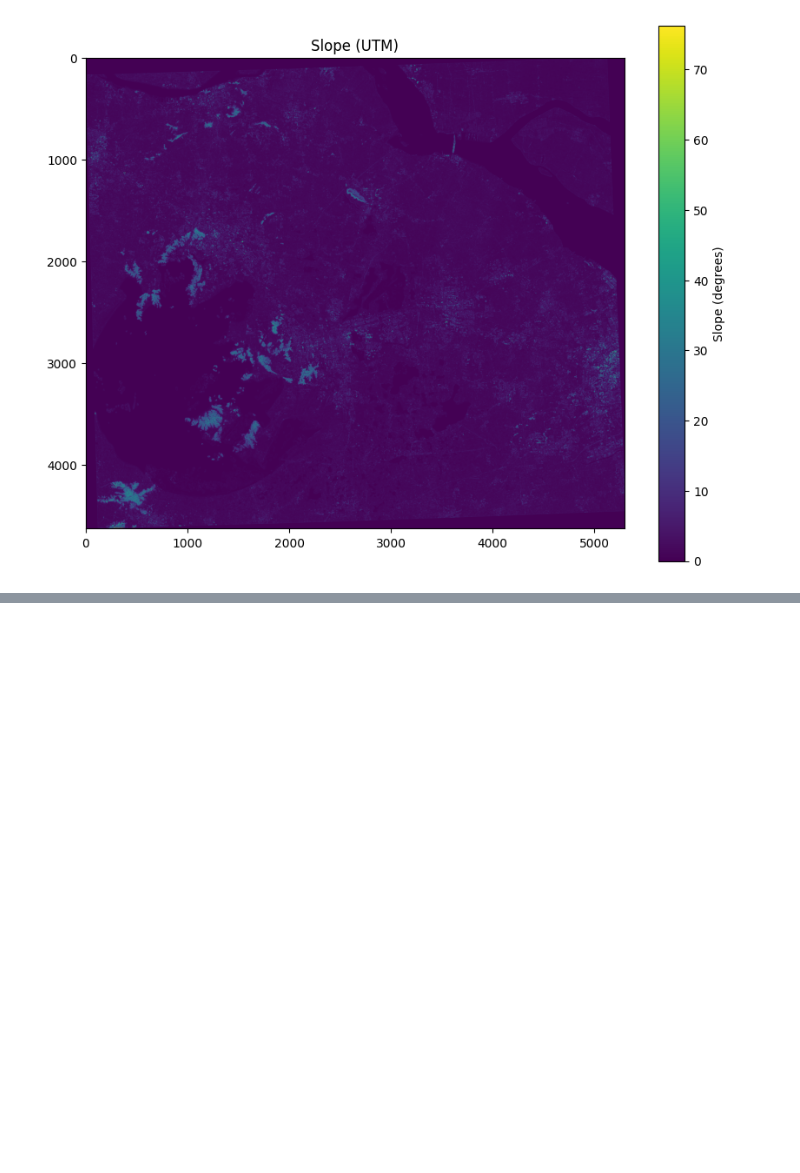
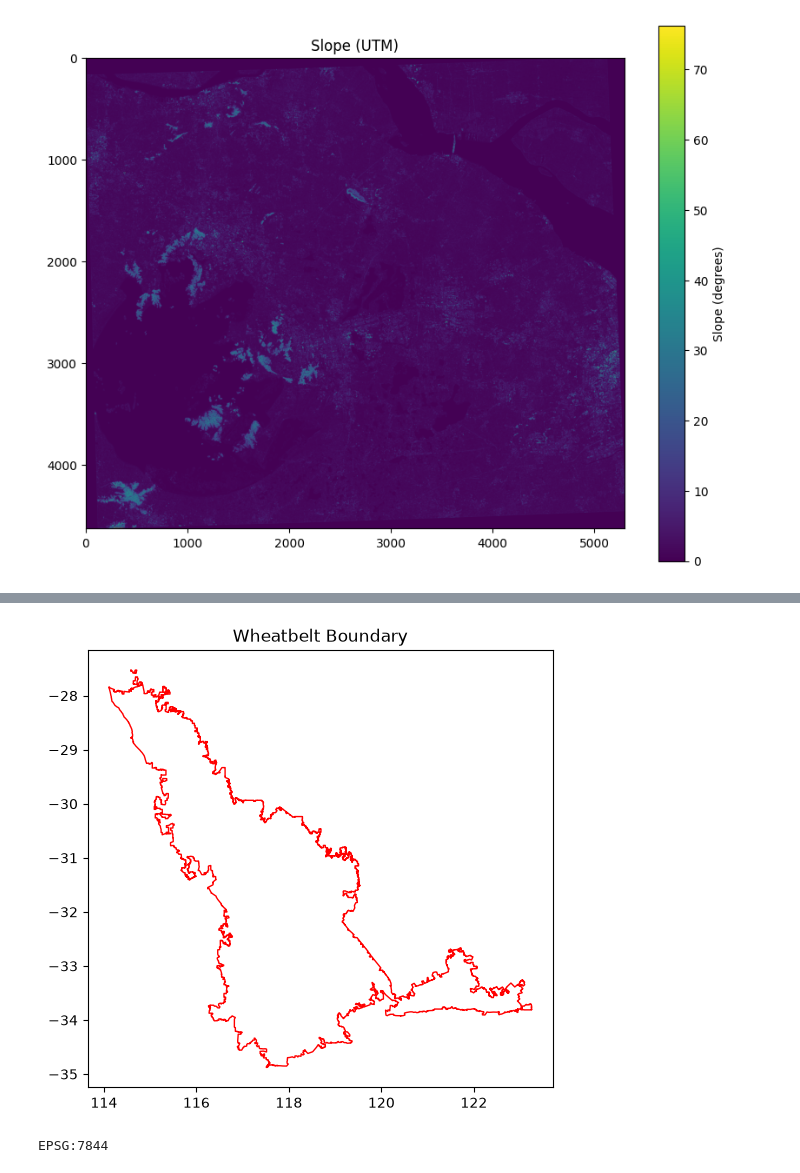
Before and after one commit to JWAN0646/Jingxuan-Wang, a Jupyter notebook: WA-Soil-Salinity-Prediction/notebooks/Soil_Salinity.ipynb, the cells around one changed output, grey strips where cells are left out. Cells and saved outputs as stored; diff of their text form; code cells hidden in the pictures; blank space fills up the shorter version.

```diff
--- a/WA-Soil-Salinity-Prediction/notebooks/Soil_Salinity.ipynb
+++ b/WA-Soil-Salinity-Prediction/notebooks/Soil_Salinity.ipynb
@@ -670,0 +693,27 @@ print(xr.__version__)
+# %%
+# 读取 Wheatbelt
+import geopandas as gpd
+
+wheatbelt = gpd.read_file(
+    "../data2/raw/Wheatbelt_of_WA_DPIRD_024_WA_GDA2020_Public.gpkg"
+)
+# %%
+#画Wheltbelt边界
+fig, ax = plt.subplots(figsize=(6, 6))
+
+wheatbelt.plot(
+    ax=ax,
+    edgecolor="red",
+    facecolor="none"
+)
+
+ax.set_title("Wheatbelt Boundary")
+
+plt.show()
+# %% [output]
+[figure, added]
+# %%
+# 查看 CRS
+print(wheatbelt.crs)
+# %% [output]
+EPSG:7844
```
Also changed, not shown: parts of 6 cells of this notebook.
